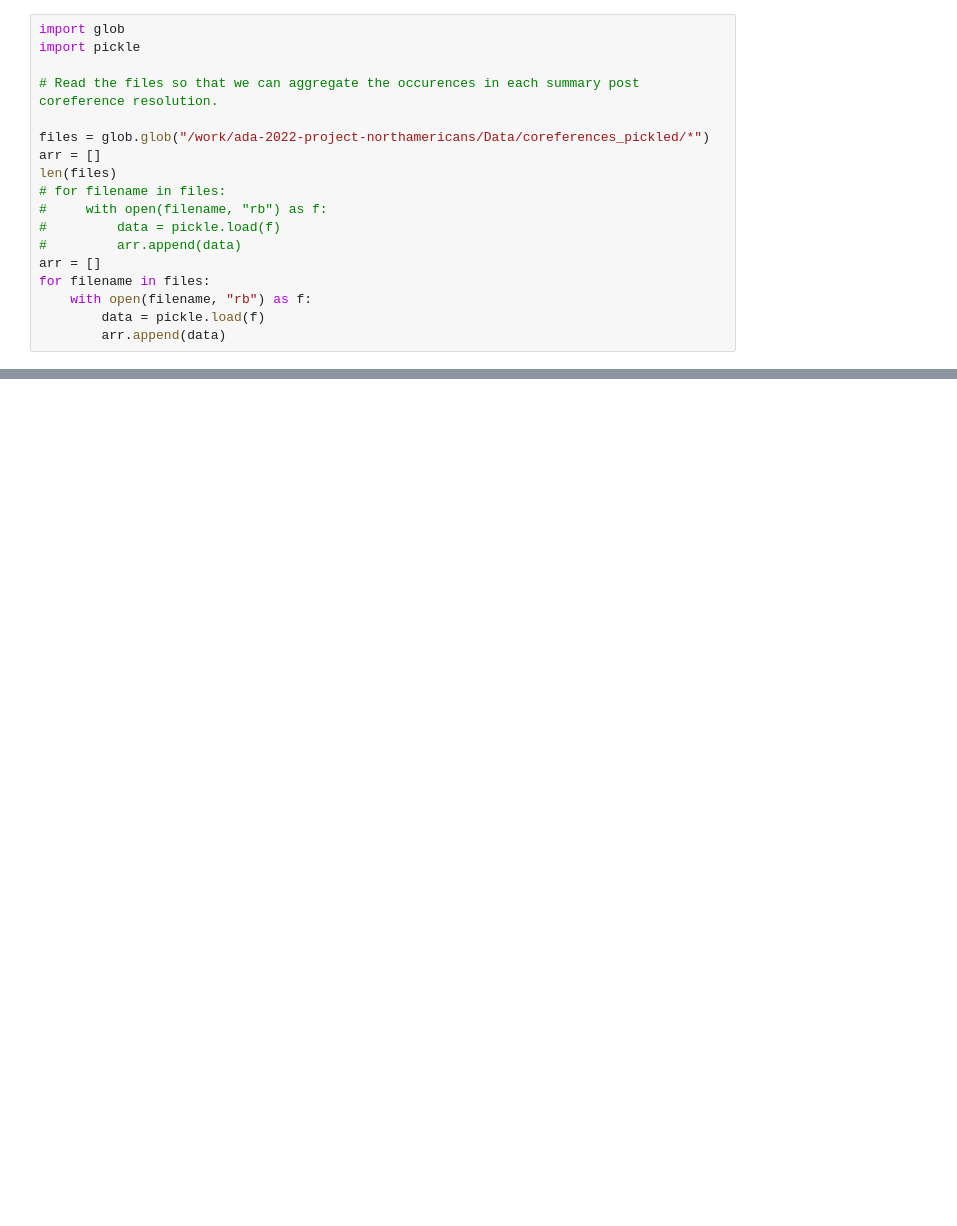
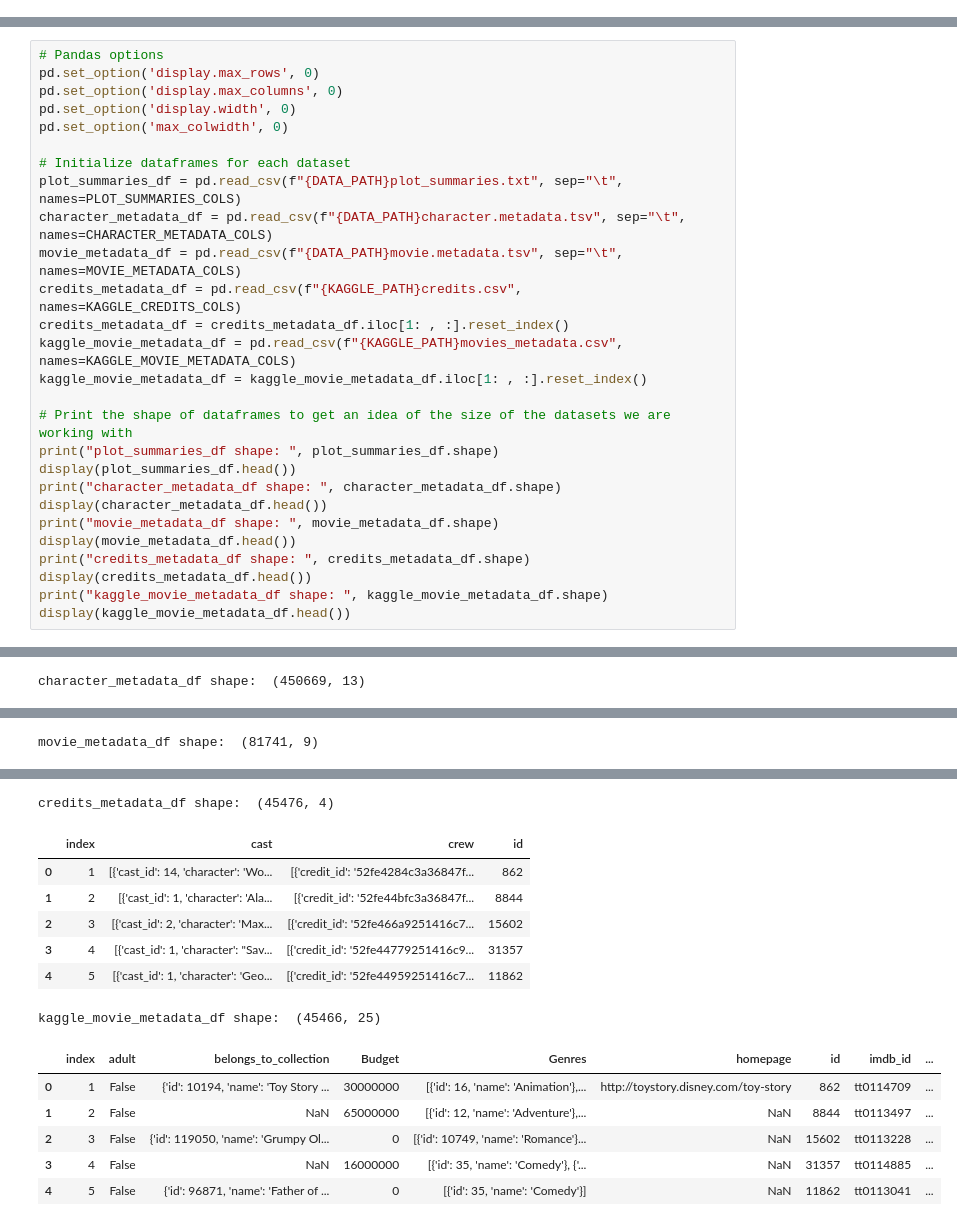
Before and after one commit to epfl-ada/ada-2022-project-northamericans, a Jupyter notebook: CMU Reviews.ipynb, the cells around one changed output, grey strips where cells are left out. Cells and saved outputs as stored; diff of their text form; blank space fills up the shorter version.

```diff
--- a/CMU Reviews.ipynb
+++ b/CMU Reviews.ipynb
@@ -121,18 +0,0 @@ for i, (index, row) in tqdm(enumerate(dataframes["plot_summaries.txt"].iterrows(
-# %%
-import glob
-import pickle
-
-# Read the files so that we can aggregate the occurences in each summary post coreference resolution.
-
-files = glob.glob("/work/ada-2022-project-northamericans/Data/coreferences_pickled/*")
-arr = []
-len(files)
-# for filename in files:
-#     with open(filename, "rb") as f:
-#         data = pickle.load(f)
-#         arr.append(data)
-arr = []
-for filename in files:
-    with open(filename, "rb") as f:
-        data = pickle.load(f)
-        arr.append(data)
@@ -203,0 +50,28 @@ On chunk 12
+# %%
+# Pandas options
+pd.set_option('display.max_rows', 0)
+pd.set_option('display.max_columns', 0)
+pd.set_option('display.width', 0)
+pd.set_option('max_colwidth', 0)
+
+# Initialize dataframes for each dataset
+plot_summaries_df = pd.read_csv(f"{DATA_PATH}plot_summaries.txt", sep="\t", names=PLOT_SUMMARIES_COLS)
+character_metadata_df = pd.read_csv(f"{DATA_PATH}character.metadata.tsv", sep="\t", names=CHARACTER_METADATA_COLS)
+movie_metadata_df = pd.read_csv(f"{DATA_PATH}movie.metadata.tsv", sep="\t", names=MOVIE_METADATA_COLS)
+credits_metadata_df = pd.read_csv(f"{KAGGLE_PATH}credits.csv", names=KAGGLE_CREDITS_COLS)
+credits_metadata_df = credits_metadata_df.iloc[1: , :].reset_index()
+kaggle_movie_metadata_df = pd.read_csv(f"{KAGGLE_PATH}movies_metadata.csv", names=KAGGLE_MOVIE_METADATA_COLS)
+kaggle_movie_metadata_df = kaggle_movie_metadata_df.iloc[1: , :].reset_index()
+
+# Print the shape of dataframes to get an idea of the size of the datasets we are working with
+print("plot_summaries_df shape: ", plot_summaries_df.shape)
+display(plot_summaries_df.head())
+print("character_metadata_df shape: ", character_metadata_df.shape)
+display(character_metadata_df.head())
+print("movie_metadata_df shape: ", movie_metadata_df.shape)
+display(movie_metadata_df.head())
+print("credits_metadata_df shape: ", credits_metadata_df.shape)
+display(credits_metadata_df.head())
+print("kaggle_movie_metadata_df shape: ", kaggle_movie_metadata_df.shape)
+display(kaggle_movie_metadata_df.head())
+# %% [output]
@@ -203,0 +85 @@ On chunk 12
+character_metadata_df shape:  (450669, 13)
@@ -203,0 +92 @@ On chunk 12
+movie_metadata_df shape:  (81741, 9)
@@ -203,0 +99,14 @@ On chunk 12
+credits_metadata_df shape:  (45476, 4)
+|  | index | cast | crew | id |
+| 0 | 1 | [{'cast_id': 14, 'character': 'Wo... | [{'credit_id': '52fe4284c3a36847f... | 862 |
+| 1 | 2 | [{'cast_id': 1, 'character': 'Ala... | [{'credit_id': '52fe44bfc3a36847f... | 8844 |
+| 2 | 3 | [{'cast_id': 2, 'character': 'Max... | [{'credit_id': '52fe466a9251416c7... | 15602 |
+| 3 | 4 | [{'cast_id': 1, 'character': "Sav... | [{'credit_id': '52fe44779251416c9... | 31357 |
+| 4 | 5 | [{'cast_id': 1, 'character': 'Geo... | [{'credit_id': '52fe44959251416c7... | 11862 |
+kaggle_movie_metadata_df shape:  (45466, 25)
+|  | index | adult | belongs_to_collection | Budget | Genres | homepage | id | imdb_id | ... |
+| 0 | 1 | False | {'id': 10194, 'name': 'Toy Story ... | 30000000 | [{'id': 16, 'name': 'Animation'},... | http://toystory.disney.com/toy-story | 862 | tt0114709 | ... |
+| 1 | 2 | False | NaN | 65000000 | [{'id': 12, 'name': 'Adventure'},... | NaN | 8844 | tt0113497 | ... |
+| 2 | 3 | False | {'id': 119050, 'name': 'Grumpy Ol... | 0 | [{'id': 10749, 'name': 'Romance'}... | NaN | 15602 | tt0113228 | ... |
+| 3 | 4 | False | NaN | 16000000 | [{'id': 35, 'name': 'Comedy'}, {'... | NaN | 31357 | tt0114885 | ... |
+| 4 | 5 | False | {'id': 96871, 'name': 'Father of ... | 0 | [{'id': 35, 'name': 'Comedy'}] | NaN | 11862 | tt0113041 | ... |
```
Also changed, not shown: parts of 40 cells of this notebook.
